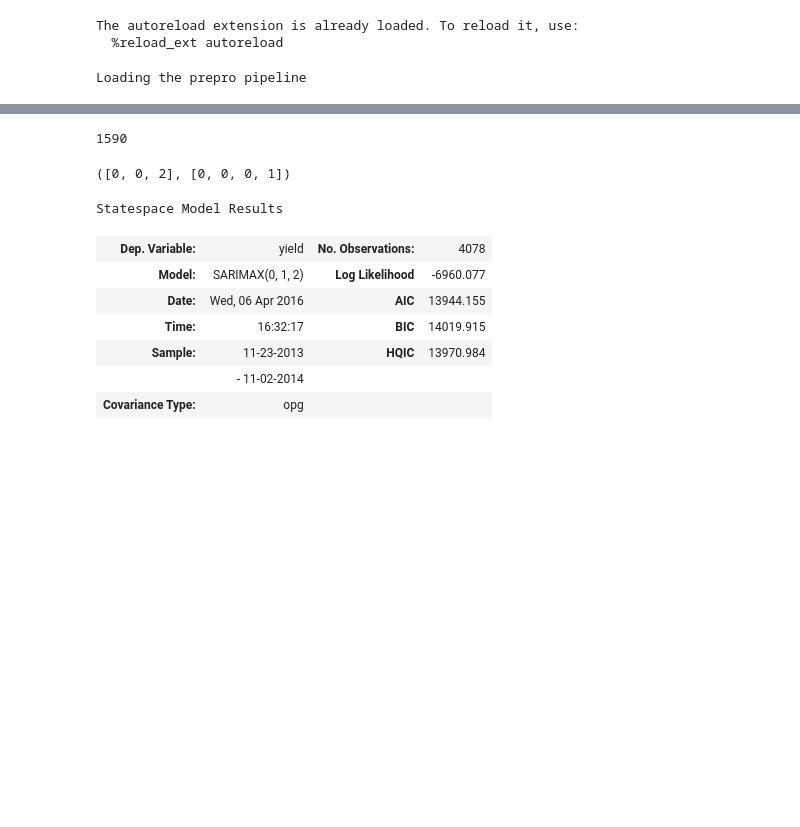
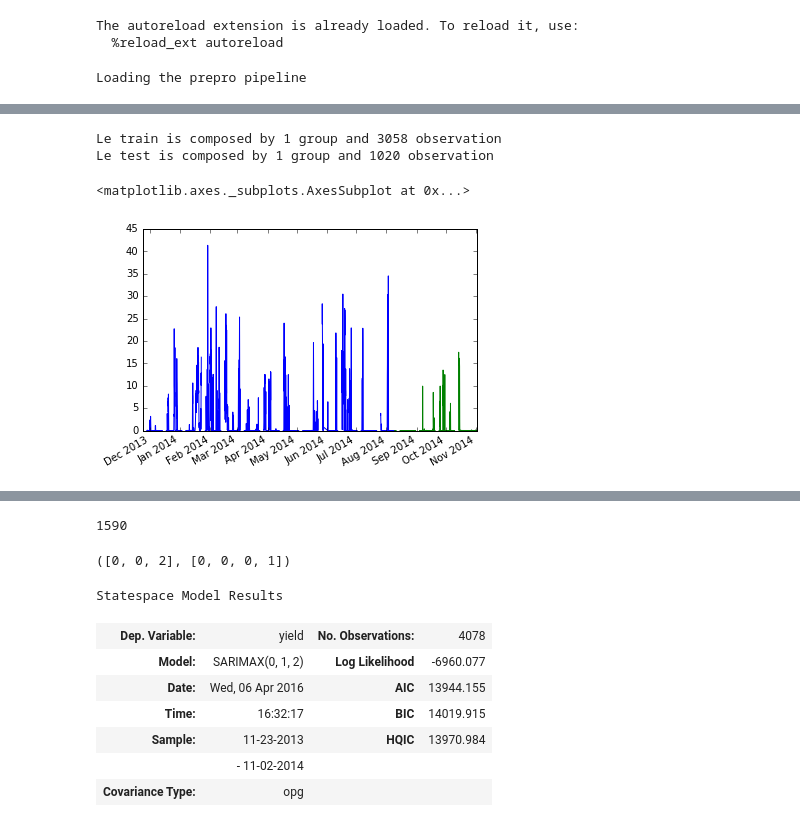
Before and after one commit to cthorey/fognet, a Jupyter notebook: ARIMA_modelling.ipynb, the cells around one changed output, grey strips where cells are left out. Cells and saved outputs as stored; diff of their text form; code cells hidden in the pictures; blank space fills up the shorter version.

```diff
--- a/ARIMA_modelling.ipynb
+++ b/ARIMA_modelling.ipynb
@@ -12,7 +12,7 @@ The autoreload extension is already loaded. To reload it, use:
 # %%
 from utils.arima_utils import *
 # %%
-model = ArimaModel(pipe='pipe3')
+model = ArimaModel(pipe='pipe2')
 # %% [output]
 Loading the prepro pipeline
 # %%
@@ -74,0 +81,4 @@ Will write output to /Users/thorey/Documents/project/competition/fognet/models/b
+# %%
+df = model.df
+# %%
+df0 = df.groupby('group').get_group('group0')
@@ -74,0 +87,11 @@ Will write output to /Users/thorey/Documents/project/competition/fognet/models/b
+# %%
+train,test = train_test_split(df0)
+# %% [output]
+Le train is composed by 1 group and 3058 observation
+Le test is composed by 1 group and 1020 observation
+# %%
+train['yield'].plot()
+test['yield'].plot()
+# %% [output]
+<matplotlib.axes._subplots.AxesSubplot at 0x...>
+[figure, added]
```
Also changed, not shown: parts of 22 cells of this notebook, 2 other files.
